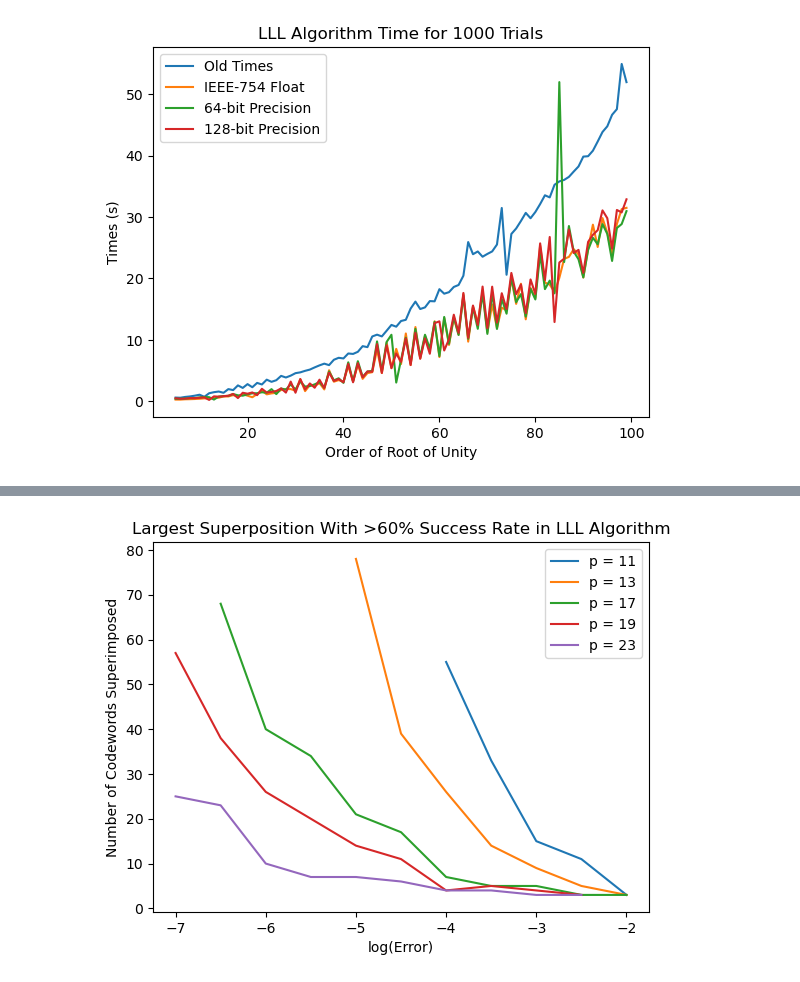
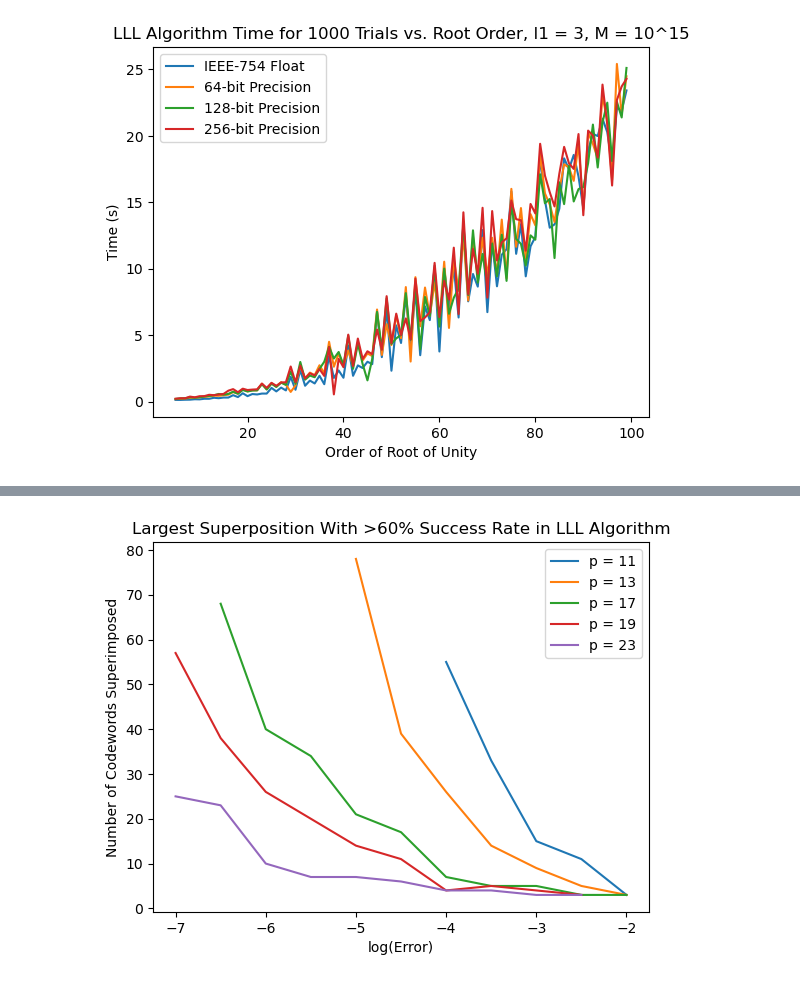
Before and after one commit to Dillybar3141/Cyclotomic-Integer-Approximation, a Jupyter notebook: lll.ipynb, the cells around one changed output, grey strips where cells are left out. Drawn from its saved outputs; the diff is of its cells as text; code cells hidden in the pictures.

```diff
--- a/lll.ipynb
+++ b/lll.ipynb
@@ -235,74 +400,40 @@ print(np.round(times, 3))
 # %%
-### Plot algorithm times for old code and new code
+### Plot algorithm times vs. root of unity order or l1 norm or M (allowing negative coefficients)
 
+# vs. root of unity order, l1 = 3, M = 10 ** 15
 orders = np.arange(5, 100)
-y_old = [
-    0.618, 0.592, 0.723, 0.804, 0.926, 1.082,
-    0.743, 1.326, 1.495, 1.605, 1.397, 1.997,
-    1.836, 2.602, 2.190, 2.808, 2.301, 3.006,
-    2.751, 3.533, 3.182, 3.444, 4.147, 3.884,
-    4.187, 4.590, 4.722, 4.969, 5.174, 5.530,
-    5.858, 6.137, 5.899, 6.770, 7.089, 6.985,
-    7.793, 7.721, 8.064, 8.984, 8.825, 10.560,
-    10.855, 10.569, 11.496, 12.439, 12.154, 13.076,
-    13.272, 15.096, 16.231, 15.027, 15.292, 16.318,
-    16.279, 18.254, 17.521, 17.766, 18.615, 18.937,
-    20.446, 25.922, 23.943, 24.390, 23.534, 23.990,
-    24.396, 25.519, 31.465, 20.600, 27.235, 28.129,
-    29.351, 30.667, 29.793, 30.806, 32.101, 33.531,
-    33.187, 35.240, 35.786, 36.028, 36.525, 37.391,
-    38.218, 39.824, 39.887, 40.784, 42.277, 43.828,
-    44.749, 46.626, 47.544, 54.902, 51.937
-]
-y_new = [
-    0.292, 0.288, 0.341, 0.356, 0.386, 0.425, 0.493, 0.466, 0.61, 0.6,
-    0.8, 0.8, 1.018, 0.812, 1.176, 0.926, 0.67, 1.19, 1.773, 1.142,
-    1.302, 1.389, 1.848, 2, 2, 1.753, 3.606, 1.671, 2.66, 2.501,
-    2.974, 1.944, 5.067, 3.202, 3.463, 3.168, 5.766, 3.261, 5.969, 3.664,
-    4.6, 4.749, 8.436, 4.6, 9.567, 5.442, 8.543, 6.073, 11.047, 5.903,
-    12.093, 6.97, 10.684, 8.334, 13.021, 7.217, 13.572, 9.177, 13.584, 10.833,
-    17.446, 9.721, 15.475, 12.789, 17.882, 11.25, 15.782, 11.923, 15.258, 14.814,
-    19.961, 15.861, 19.142, 13.351, 18.449, 16.799, 25.346, 19.332, 18.999, 17.762,
-    20.098, 23.181, 23.51, 24.763, 23.886, 20.143, 24.822, 28.751, 25.118, 29.825,
-    27.444, 23.77, 28.871, 31.283, 31.488
-]
-y_64 = [
-    0.423, 0.416, 0.466, 0.531, 0.538, 0.653, 0.718, 0.682, 0.293, 0.788,
-    0.859, 0.899, 1.194, 0.986, 0.928, 1.143, 1.309, 1.32, 1.485, 1.407,
-    1.992, 1.184, 2.101, 1.91, 2.771, 1.929, 3.23, 2.404, 2.497, 2.769,
-    3.134, 2.227, 4.855, 3.422, 3.757, 3.012, 6.359, 3.241, 6.538, 3.996,
-    4.863, 4.969, 9.756, 4.895, 9.673, 10.837, 3.065, 6.746, 10.361, 6.181,
-    11.791, 7.204, 10.84, 8.552, 12.941, 7.365, 13.733, 9.369, 13.73, 10.805,
-    17.191, 10.178, 15.277, 11.8, 17.609, 10.981, 17.677, 11.786, 16.67, 14.266,
-    20.223, 16.147, 17.448, 13.783, 18.331, 16.583, 23.99, 18.264, 19.651, 17.568,
-    51.944, 22.667, 28.527, 24.375, 23.111, 20.174, 24.64, 26.612, 25.564, 28.84,
-    27.245, 22.849, 28.209, 28.848, 30.952
-]
-y_128 = [
-    0.502, 0.429, 0.448, 0.532, 0.527, 0.585, 0.655, 0.237, 0.817, 0.759,
-    0.841, 0.919, 1.213, 0.539, 1.404, 1.247, 1.454, 1.009, 2.047, 1.441,
-    1.535, 1.691, 2.106, 1.43, 3.218, 1.409, 3.636, 1.932, 2.917, 2.217,
-    3.529, 2.181, 4.679, 3.32, 3.639, 3.113, 6.114, 3.106, 6.226, 3.911,
-    4.872, 4.817, 9.314, 4.627, 9.126, 5.39, 7.795, 6.427, 10.235, 5.919,
-    11.161, 6.932, 10.249, 7.747, 12.728, 13.025, 8.281, 10.119, 14.103, 11.144,
-    17.642, 10.335, 15.596, 12.429, 18.679, 11.904, 18.661, 12.816, 17.597, 15.017,
-    20.901, 17.439, 19.01, 14.363, 19.839, 17.485, 25.708, 19.723, 26.747, 12.909,
-    22.593, 23.218, 27.949, 24.144, 24.647, 20.893, 25.95, 27.097, 27.857, 31.075,
-    29.805, 24.858, 31.139, 30.747, 32.875
-]
-y_256 = [
+yo_new = [0.123, 0.122, 0.136, 0.141, 0.173, 0.165, 0.209, 0.207, 0.284, 0.252, 0.3, 0.299, 0.479, 0.336, 0.625, 0.406, 0.565, 0.533, 0.6, 0.6, 1.027, 0.763, 1.048, 0.838, 1.854, 0.885, 2.374, 1.189, 1.579, 1.361, 1.941, 1.305, 3.42, 1.777, 2.339, 1.79, 4.213, 1.938, 2.72, 2.524, 2.995, 2.816, 6.732, 3.343, 6.999, 2.32, 5.734, 4.406, 7.976, 4.148, 8.397, 3.487, 7.162, 6.129, 10.224, 3.767, 10.039, 6.976, 10.145, 6.327, 13.564, 7.544, 9.603, 8.651, 12.912, 6.73, 12.046, 8.676, 11.05, 11.469, 15.818, 11.121, 13.352, 9.425, 11.686, 12.391, 18.457, 15.152, 13.087, 13.335, 14.517, 18.309, 17.482, 18.567, 16.938, 14.535, 18.921, 20.15, 19.987, 21.288, 20.277, 17.789, 22.128, 21.878, 23.42]
+yo_64 = [0.184, 0.205, 0.234, 0.272, 0.288, 0.315, 0.36, 0.386, 0.444, 0.434, 0.476, 0.519, 0.715, 0.596, 0.9, 0.764, 0.859, 0.842, 1.348, 0.919, 1.374, 1.125, 1.461, 1.272, 0.725, 1.207, 2.672, 1.744, 2.177, 1.985, 2.732, 2.127, 4.5, 2.621, 3.606, 2.743, 3.845, 2.671, 4.46, 3.094, 3.617, 3.429, 6.928, 3.509, 5.825, 4.249, 6.501, 4.769, 8.618, 3.011, 9.363, 5.664, 8.581, 6.453, 8.967, 6.01, 10.527, 5.541, 10.778, 8.317, 12.454, 7.606, 12.41, 9.274, 12.334, 9.489, 12.331, 9.556, 13.696, 9.287, 16.011, 11.65, 14.566, 10.778, 14.108, 13.263, 18.612, 15.673, 14.836, 13.511, 15.939, 17.86, 17.62, 16.613, 19.421, 14.433, 20.247, 19.399, 18.295, 22.999, 21.151, 16.677, 25.416, 21.613, 24.485]
+yo_128 = [0.193, 0.234, 0.246, 0.323, 0.287, 0.329, 0.374, 0.423, 0.474, 0.57, 0.519, 0.575, 0.741, 0.586, 0.874, 0.76, 0.826, 0.842, 1.308, 0.907, 1.347, 1.097, 1.419, 1.252, 2.256, 1.333, 2.98, 1.647, 1.955, 1.831, 2.455, 3.0, 4.117, 3.239, 3.732, 2.741, 4.963, 2.465, 4.362, 2.817, 1.594, 3.209, 6.756, 3.936, 7.775, 4.333, 4.757, 5.017, 8.162, 4.655, 8.843, 3.939, 7.874, 6.445, 10.04, 5.642, 10.005, 6.605, 7.819, 8.508, 13.339, 8.021, 12.889, 8.95, 11.109, 8.741, 11.901, 9.424, 12.563, 9.083, 14.908, 12.248, 11.872, 10.234, 12.511, 12.182, 17.11, 14.929, 15.249, 10.801, 16.504, 14.859, 17.778, 15.061, 15.995, 16.144, 17.94, 20.849, 17.62, 21.022, 22.499, 18.105, 22.562, 21.384, 25.113]
+yo_256 = [0.215, 0.248, 0.248, 0.372, 0.317, 0.402, 0.408, 0.508, 0.479, 0.534, 0.572, 0.818, 0.936, 0.703, 0.969, 0.867, 0.9, 0.92, 1.349, 1.032, 1.409, 1.186, 1.433, 1.453, 2.638, 1.457, 2.708, 1.734, 2.128, 1.963, 2.445, 1.927, 4.103, 0.539, 3.215, 2.584, 5.036, 2.668, 4.743, 3.206, 3.785, 3.565, 5.42, 3.898, 7.933, 4.397, 6.618, 5.009, 6.258, 4.67, 9.253, 6.061, 6.328, 6.725, 10.44, 6.361, 9.092, 7.668, 11.584, 6.587, 14.245, 8.08, 11.492, 9.619, 14.586, 7.824, 14.339, 10.614, 11.978, 12.285, 15.133, 13.729, 13.649, 11.357, 14.875, 14.156, 19.404, 17.011, 15.763, 14.688, 17.149, 19.172, 17.945, 17.512, 20.137, 14.026, 20.396, 20.025, 18.368, 23.86, 20.839, 16.262, 22.698, 23.721, 24.288]
 
-]
-plt.plot(orders, y_old, label="Old Times")
-plt.plot(orders, y_new, label="IEEE-754 Float")
-plt.plot(orders, y_64, label="64-bit Precision")
-plt.plot(orders, y_128, label="128-bit Precision")
-# plt.plot(orders, y_256, label="256-bit Precision")
-plt.title("LLL Algorithm Time for 1000 Trials")
+# vs. l1 norm, p = [5, 7], M = 10 ** 15
+l1_logs = np.arange(2, 51)
+yr5_new = [0.197, 0.179, 0.175, 0.172, 0.181, 0.175, 0.18, 0.182, 0.195, 0.188, 0.192, 0.185, 0.192, 0.181, 0.189, 0.182, 0.188, 0.185, 0.198, 0.186, 0.191, 0.194, 0.19, 0.183, 0.191, 0.186, 0.191, 0.183, 0.185, 0.188, 0.184, 0.183, 0.184, 0.182, 0.191, 0.176, 0.183, 0.18, 0.186, 0.182, 0.185, 0.184, 0.185, 0.185, 0.185, 0.185, 0.183, 0.18, 0.185]
+yr5_64 = [0.263, 0.252, 0.256, 0.27, 0.259, 0.268, 0.248, 0.284, 0.258, 0.252, 0.26, 0.269, 0.276, 0.271, 0.273, 0.264, 0.263, 0.265, 0.308, 0.267, 0.284, 0.259, 0.276, 0.273, 0.261, 0.267, 0.291, 0.263, 0.323, 0.266, 0.277, 0.263, 0.28, 0.264, 0.273, 0.282, 0.263, 0.267, 0.261, 0.251, 0.278, 0.277, 0.268, 0.26, 0.264, 0.259, 0.259, 0.272, 0.315]
+yr5_128 = [0.272, 0.259, 0.275, 0.271, 0.279, 0.276, 0.273, 0.27, 0.277, 0.299, 0.271, 0.277, 0.274, 0.271, 0.275, 0.277, 0.279, 0.281, 0.282, 0.287, 0.276, 0.282, 0.283, 0.27, 0.286, 0.283, 0.27, 0.281, 0.284, 0.274, 0.294, 0.279, 0.305, 0.278, 0.274, 0.285, 0.305, 0.288, 0.312, 0.277, 0.282, 0.275, 0.274, 0.278, 0.276, 0.266, 0.269, 0.29, 0.271]
+yr5_256 = [0.295, 0.294, 0.286, 0.278, 0.266, 0.283, 0.301, 0.302, 0.331, 0.341, 0.294, 0.31, 0.292, 0.32, 0.303, 0.312, 0.292, 0.314, 0.29, 0.304, 0.309, 0.297, 0.302, 0.303, 0.306, 0.294, 0.306, 0.294, 0.303, 0.317, 0.321, 0.301, 0.313, 0.299, 0.288, 0.296, 0.292, 0.303, 0.304, 0.301, 0.303, 0.315, 0.301, 0.306, 0.298, 0.306, 0.304, 0.308, 0.299]
+yr7_new = [0.214, 0.21, 0.213, 0.206, 0.207, 0.206, 0.221, 0.226, 0.238, 0.225, 0.228, 0.229, 0.228, 0.245, 0.226, 0.226, 0.217, 0.223, 0.214, 0.218, 0.216, 0.222, 0.215, 0.223, 0.215, 0.222, 0.225, 0.233, 0.218, 0.22, 0.216, 0.226, 0.226, 0.216, 0.219, 0.222, 0.216, 0.221, 0.214, 0.224, 0.217, 0.22, 0.221, 0.225, 0.215, 0.221, 0.217, 0.247, 0.22]
+yr7_64 = [0.312, 0.343, 0.335, 0.331, 0.328, 0.321, 0.331, 0.333, 0.341, 0.336, 0.33, 0.342, 0.363, 0.343, 0.323, 0.337, 0.339, 0.316, 0.345, 0.332, 0.334, 0.327, 0.349, 0.333, 0.338, 0.353, 0.331, 0.343, 0.336, 0.332, 0.33, 0.337, 0.322, 0.335, 0.347, 0.344, 0.346, 0.339, 0.327, 0.341, 0.339, 0.349, 0.336, 0.342, 0.333, 0.331, 0.331, 0.337, 0.341]
+yr7_128 = [0.302, 0.338, 0.328, 0.323, 0.337, 0.341, 0.343, 0.346, 0.357, 0.36, 0.343, 0.358, 0.362, 0.353, 0.35, 0.342, 0.344, 0.351, 0.344, 0.348, 0.362, 0.368, 0.347, 0.348, 0.344, 0.342, 0.354, 0.349, 0.355, 0.355, 0.339, 0.339, 0.349, 0.351, 0.36, 0.349, 0.354, 0.347, 0.349, 0.331, 0.342, 0.341, 0.353, 0.344, 0.345, 0.354, 0.362, 0.352, 0.356]
+yr7_256 = [0.357, 0.369, 0.34, 0.335, 0.351, 0.342, 0.381, 0.376, 0.375, 0.384, 0.394, 0.369, 0.362, 0.368, 0.401, 0.367, 0.373, 0.378, 0.373, 0.359, 0.367, 0.367, 0.375, 0.366, 0.36, 0.384, 0.36, 0.359, 0.385, 0.373, 0.367, 0.381, 0.369, 0.374, 0.373, 0.358, 0.38, 0.366, 0.366, 0.372, 0.365, 0.367, 0.384, 0.371, 0.366, 0.378, 0.379, 0.375, 0.36]
+
+# vs. M, p = 5, l1 = 3
+# TODO: I think times get very bad when all of p, l1, and M are somewhat high. need to test?
+Mlogs = np.arange(2, 51)
+yM_256 = [0.36, 0.391, 0.374, 0.394, 0.391, 0.328, 0.315, 0.316, 0.338, 0.335, 0.327, 0.309, 0.298, 0.324, 0.312, 0.334, 0.326, 0.331, 0.349, 0.339, 0.321, 0.322, 0.332, 0.332, 0.337, 0.345, 0.34, 0.345, 0.42, 0.387, 0.372, 0.385, 0.388, 0.367, 0.356, 0.33, 0.358, 0.339, 0.358, 0.358, 0.358, 0.387, 0.343, 0.352, 0.332, 0.35, 0.341, 0.339, 0.345]
+
+# Plotting
+# plt.plot(Mlogs, yM_256)
+plt.plot(orders, yo_new, label="IEEE-754 Float")
+plt.plot(orders, yo_64, label="64-bit Precision")
+plt.plot(orders, yo_128, label="128-bit Precision")
+plt.plot(orders, yo_256, label="256-bit Precision")
+plt.title("LLL Algorithm Time for 1000 Trials vs. Root Order, l1 = 3, M = 10^15")
 plt.xlabel("Order of Root of Unity")
-plt.ylabel("Times (s)")
+plt.ylabel("Time (s)")
 plt.legend()
 plt.show()
 # %% [output]
-[figure, old version]
+[figure, new version]
 # %%
```
Also changed, not shown: parts of 5 cells of this notebook.
